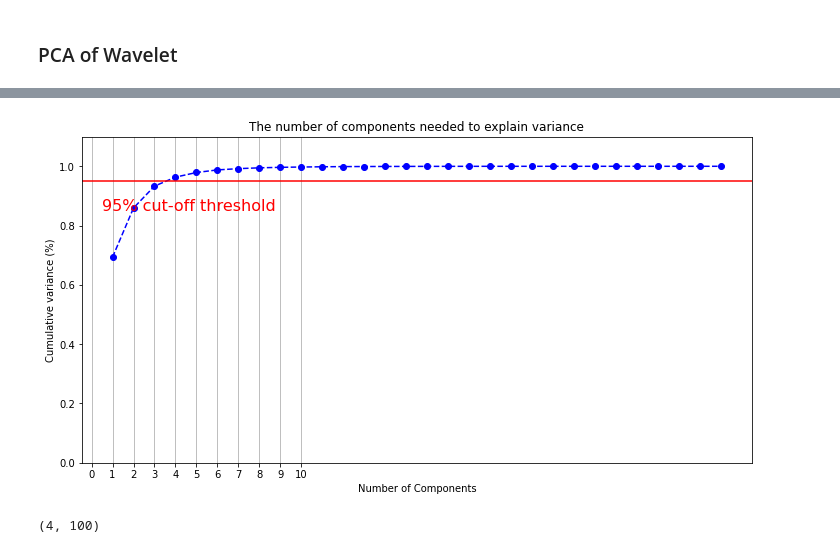
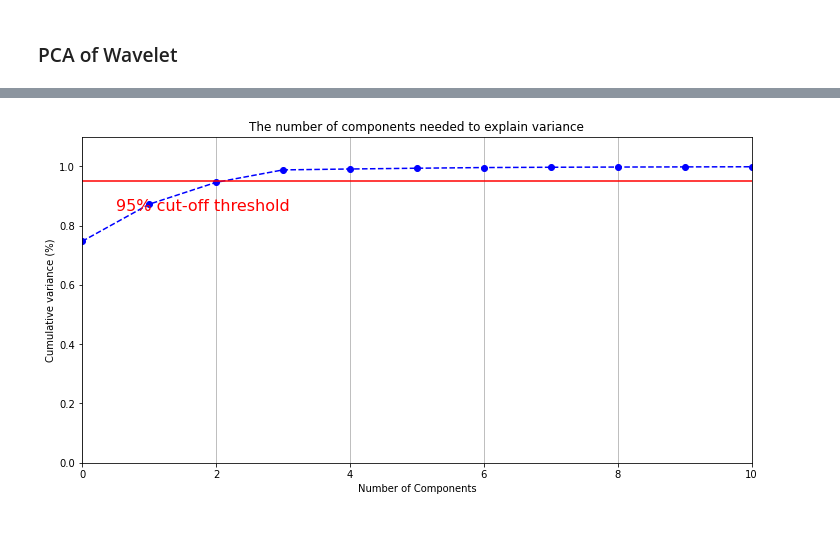
Before and after one commit to FabioRagosta/LSSTmetrics, a Jupyter notebook: SNRateMetric-ML.ipynb, the cells around one changed output, grey strips where cells are left out. Cells and saved outputs as stored; diff of their text form; code cells hidden in the pictures.

```diff
--- a/SNRateMetric-ML.ipynb
+++ b/SNRateMetric-ML.ipynb
@@ -277,0 +872,27 @@ matrix_eval = pca_matrix_eval -pca_mean_eval
+# %%
+lcdet=list(t_test.keys())
+# %%
+for t in failed:
+    lcdet.remove(t)
+# %%
+filter_set = ['g','r','i']
+feature_space = []
+
+for i,lc in enumerate(lcdet):
+    if i == 0:  # all events/passbands have the same number of levels
+        number_levels = np.shape(coeffs[lc][filter_set[0]])[0]
+    coeffs_list = []
+    for pb in filter_set:
+        pb_coeffs = coeffs[lc][pb]
+        for level in np.arange(number_levels):
+            level_coeffs = pb_coeffs[level]
+            coeffs_list.append(level_coeffs[0])  # cA
+            coeffs_list.append(level_coeffs[1])  # cD
+    coeffs_list = np.array(coeffs_list).flatten()
+    feature_space.append(coeffs_list)
+feature_space = np.array(feature_space)  # change list -> array
+feature_space = pd.DataFrame(feature_space, index=lcdet)
+feature_space.index.rename('object_id', inplace=True)
+# %%
+matrix = feature_space -feature_space.mean(axis=0)
+matrix
@@ -278,25 +946,24 @@ matrix_eval = pca_matrix_eval -pca_mean_eval
 # %%
 from sklearn.decomposition import PCA
 pca = PCA().fit(matrix)
 plt.rcParams["figure.figsize"] = (12,6)
 
 fig, ax = plt.subplots()
-xi = np.arange(1, 31, step=1)
+xi = np.arange(1, 241, step=1)
 y = np.cumsum(pca.explained_variance_ratio_)
 
 plt.ylim(0.0,1.1)
-plt.plot(xi, y, marker='o', linestyle='--', color='b')
-
+plt.plot( y, marker='o', linestyle='--', color='b')
 plt.xlabel('Number of Components')
-plt.xticks(np.arange(0, 11, step=1)) #change from 0-based array index to 1-based human-readable label
+#plt.xticks(np.arange(0, 11, step=1)) #change from 0-based array index to 1-based human-readable label
 plt.ylabel('Cumulative variance (%)')
 plt.title('The number of components needed to explain variance')
 
 plt.axhline(y=0.95, color='r', linestyle='-')
 plt.text(0.5, 0.85, '95% cut-off threshold', color = 'red', fontsize=16)
-
+plt.xlim([0,10])
 ax.grid(axis='x')
 plt.show()
 # %% [output]
-[figure, old version]
+[figure, new version]
 # %%
@@ -309,4 +972,0 @@ component_eval = pca.fit(matrix_eval)
-# %%
-np.shape(component.components_)
-# %% [output]
-(4, 100)
```
Also changed, not shown: parts of 75 cells of this notebook, 1 other file.
